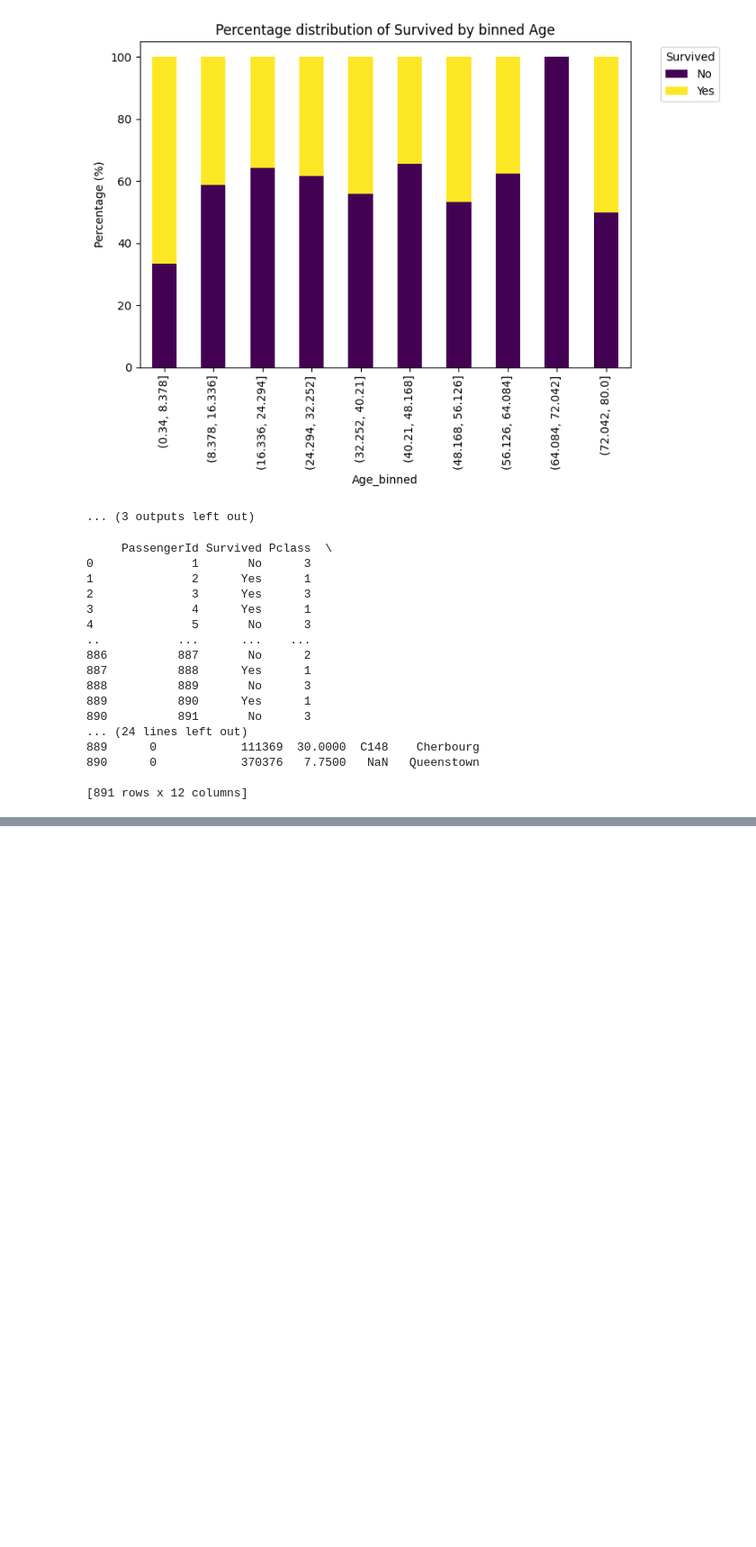
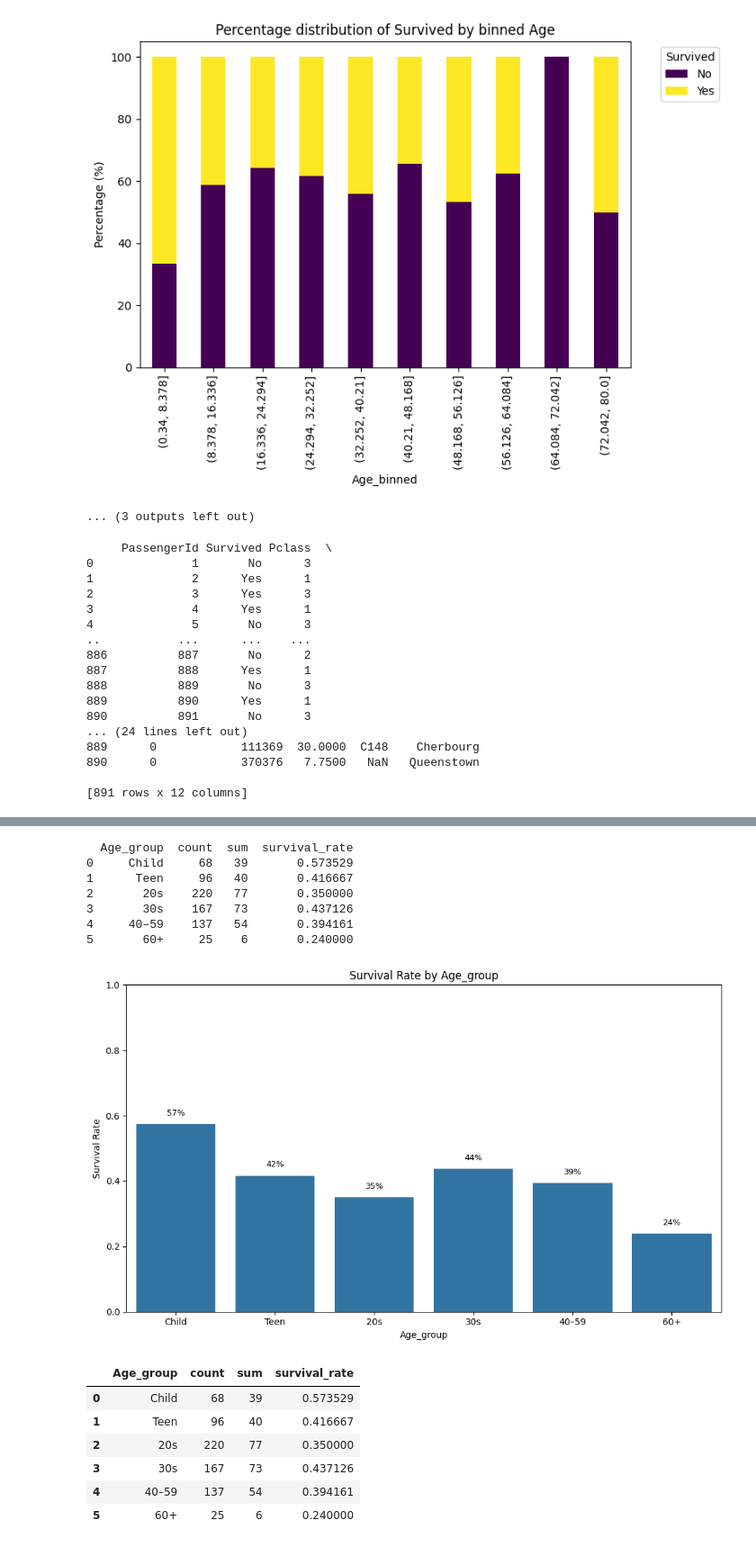
Before and after one commit to zalesol265/titanic-survival-prediction, a Jupyter notebook: notebooks/titanic_exploration.ipynb, the cells around one changed output, grey strips where cells are left out. Shown at 90% size. Cells and saved outputs as stored; diff of their text form; code cells hidden in the pictures; blank space fills up the shorter version.

```diff
--- a/notebooks/titanic_exploration.ipynb
+++ b/notebooks/titanic_exploration.ipynb
@@ -206,0 +155,22 @@ Fare_binned
+# %%
+bins = [0, 12, 20, 30, 40, 60, 80]
+labels = ['Child', 'Teen', '20s', '30s', '40–59', '60+']
+df['Age_group'] = pd.cut(df['Age'], bins=bins, labels=labels, right=False)
+
+survival_rate_by_groups(df, group_cols=['Age_group'])
+# %% [output]
+  Age_group  count  sum  survival_rate
+0     Child     68   39       0.573529
+1      Teen     96   40       0.416667
+2       20s    220   77       0.350000
+3       30s    167   73       0.437126
+4     40–59    137   54       0.394161
+5       60+     25    6       0.240000
+[figure, added]
+|  | Age_group | count | sum | survival_rate |
+| 0 | Child | 68 | 39 | 0.573529 |
+| 1 | Teen | 96 | 40 | 0.416667 |
+| 2 | 20s | 220 | 77 | 0.350000 |
+| 3 | 30s | 167 | 73 | 0.437126 |
+| 4 | 40–59 | 137 | 54 | 0.394161 |
+| 5 | 60+ | 25 | 6 | 0.240000 |
```
Also changed, not shown: parts of 8 cells of this notebook, 1 other file.
